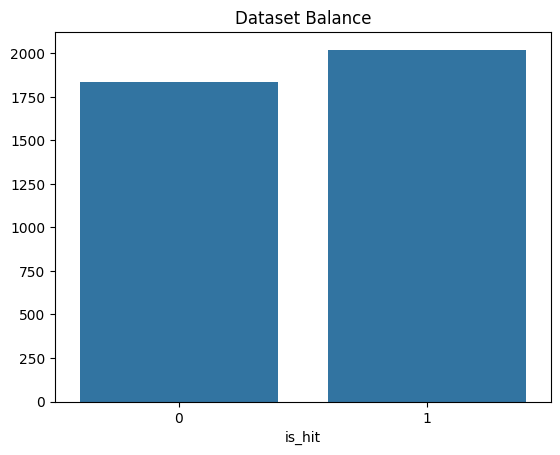
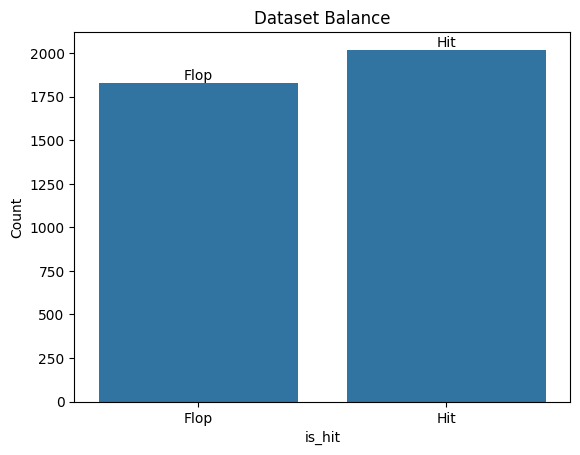
Code edit (unified diff) that turned the first committed figure into the second:
--- before
+++ after
@@ -4,3 +4,7 @@
 dataset_balance = sns.barplot(x=tmbd_processed['is_hit'].value_counts().index, y=tmbd_processed['is_hit'].value_counts().values)
 dataset_balance.set_title('Dataset Balance')
+labels = ['Flop', 'Hit']
+dataset_balance.set_xticklabels(labels)
+dataset_balance.set_ylabel('Count')
+dataset_balance.bar_label(dataset_balance.containers[0], labels = labels)
 plt.show()

Commit: removed runtime outliers